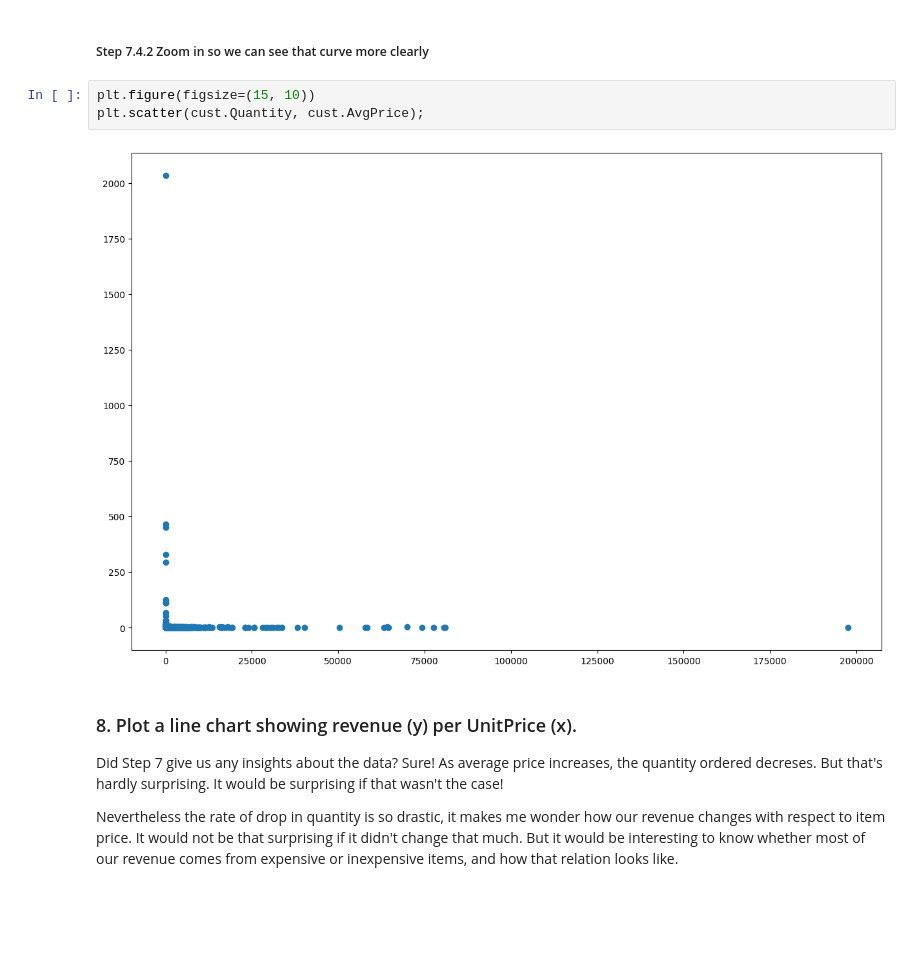
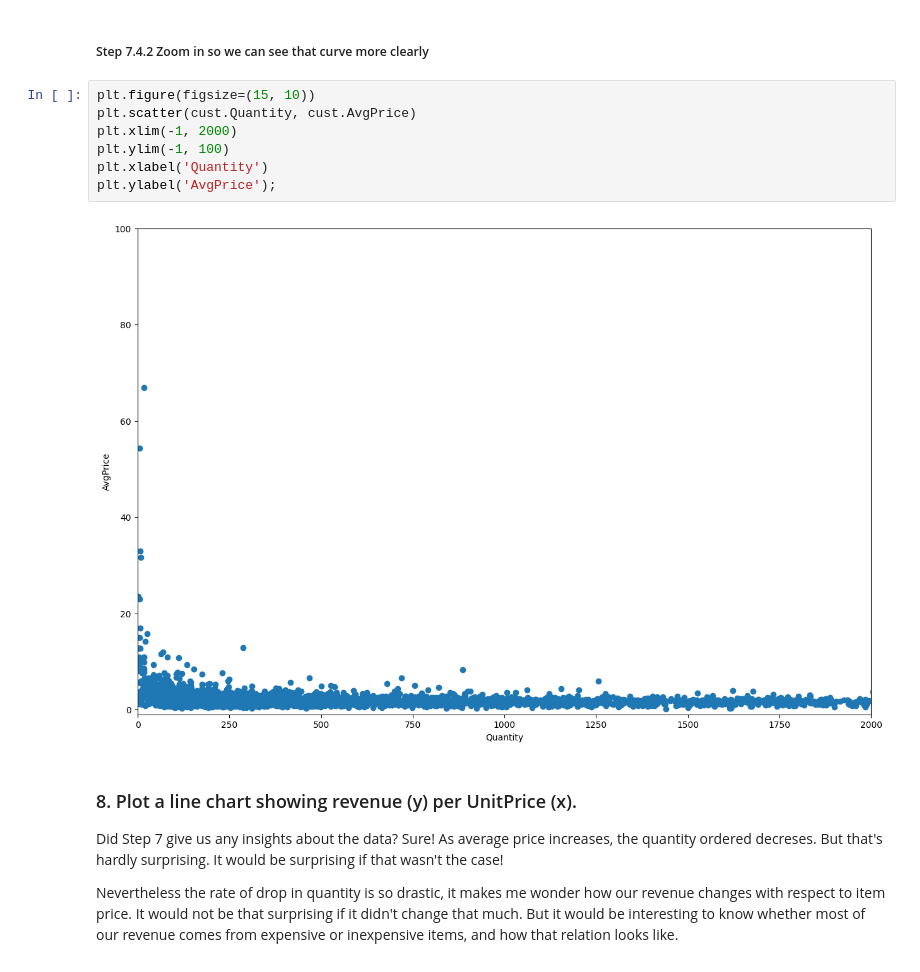
Before and after one commit to progen1tor/pandas-exercises-progress, a Jupyter notebook: 07_visualization/online_retail.ipynb, the cells around one changed output. Cells and saved outputs as stored; diff of their text form; blank space fills up the shorter version.

```diff
--- a/07_visualization/online_retail.ipynb
+++ b/07_visualization/online_retail.ipynb
@@ -226,9 +213,13 @@ plt.scatter(cust.Quantity, cust.AvgPrice);
 ##### Step 7.4.2 Zoom in so we can see that curve more clearly
 # %%
 plt.figure(figsize=(15, 10))
-plt.scatter(cust.Quantity, cust.AvgPrice);
+plt.scatter(cust.Quantity, cust.AvgPrice)
+plt.xlim(-1, 2000)
+plt.ylim(-1, 100)
+plt.xlabel('Quantity')
+plt.ylabel('AvgPrice');
 # %% [output]
-[figure, old version]
+[figure, new version]
 # %% [markdown]
 ### 8. Plot a line chart showing revenue (y) per UnitPrice (x).
 
```
Also changed, not shown: parts of 6 cells of this notebook.
